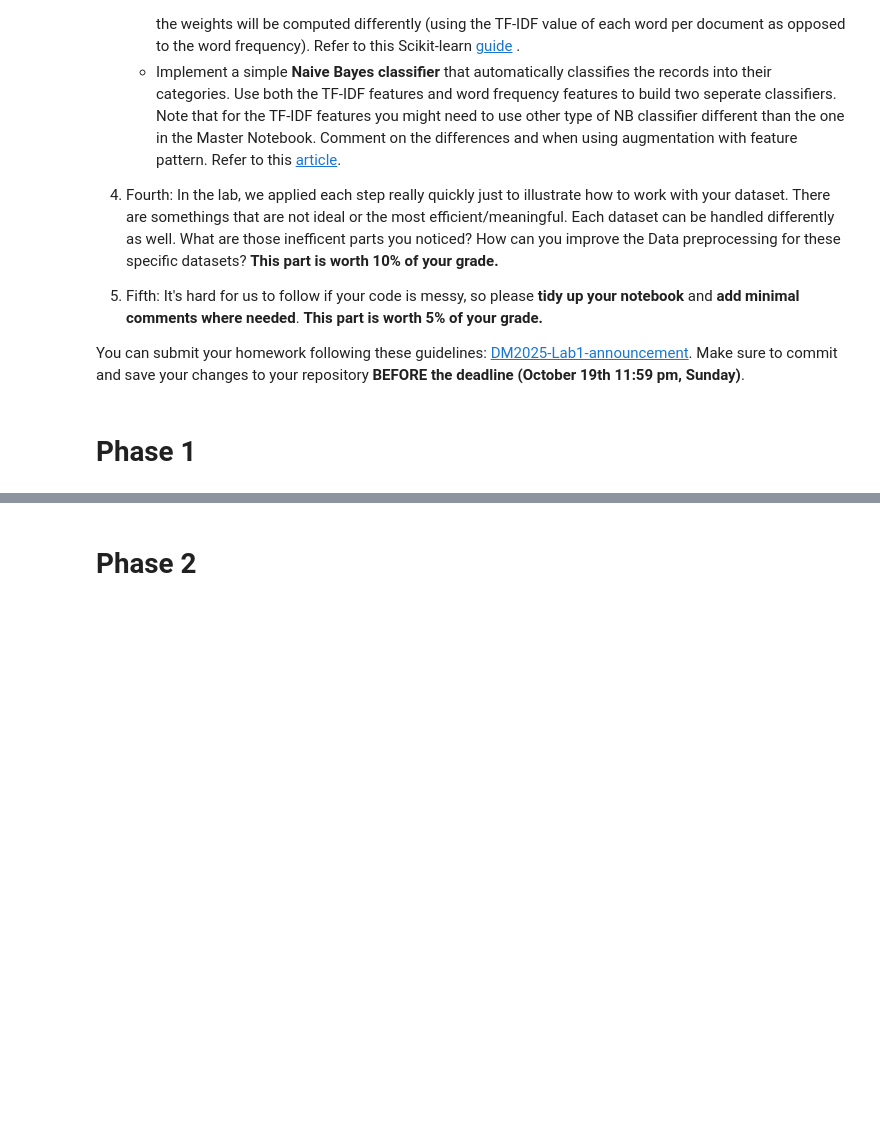
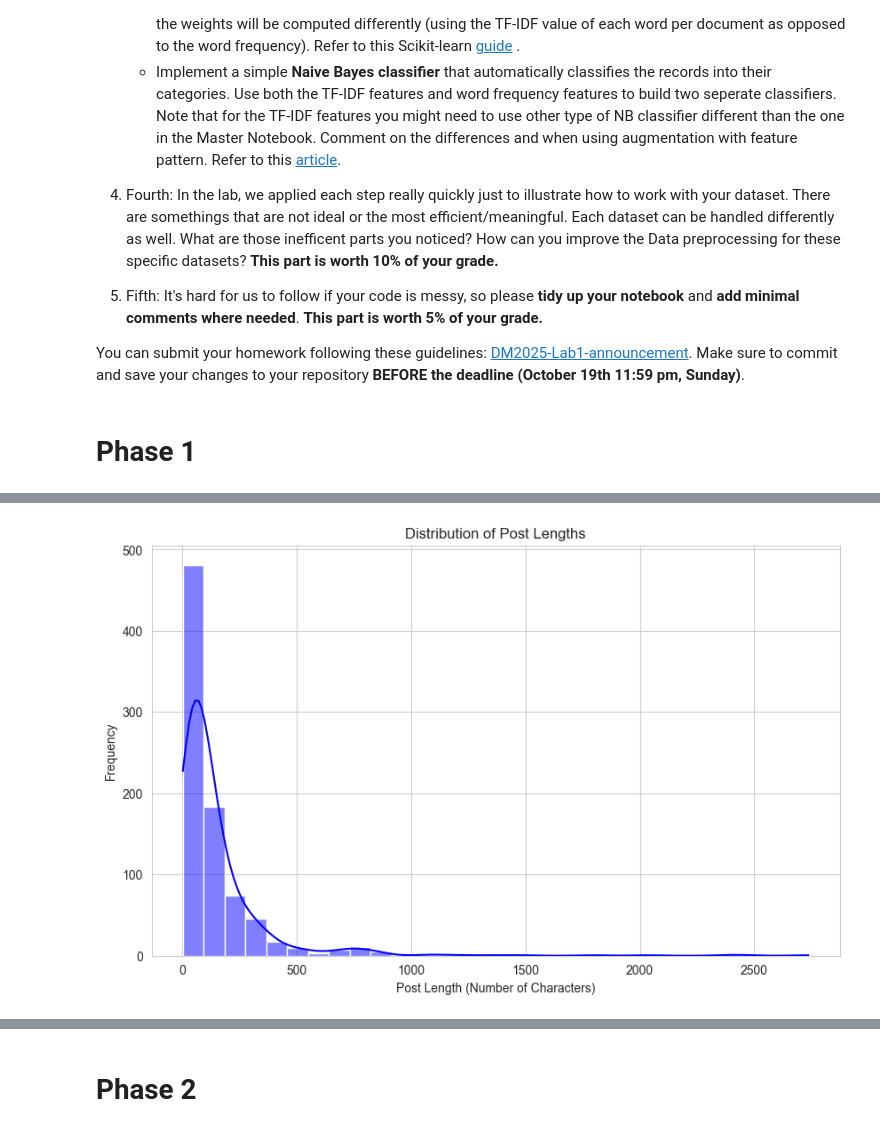
Before and after one commit to Vlhermitte/DM2025-Lab1-Exercise, a Jupyter notebook: DM2025-Lab1-Homework.ipynb, the cells around one changed output, grey strips where cells are left out. Drawn from its saved outputs; the diff is of its cells as text; code cells hidden in the pictures; blank space fills up the shorter version.

```diff
--- a/DM2025-Lab1-Homework.ipynb
+++ b/DM2025-Lab1-Homework.ipynb
@@ -62,0 +193,11 @@ You can submit your homework following these guidelines: [DM2025-Lab1-announceme
+# %%
+# Distribution of post lengths
+reddit_df['post_length'] = reddit_df['text'].apply(len)
+plt.figure(figsize=(10, 6))
+sns.histplot(reddit_df['post_length'], bins=30, kde=True, color='blue')
+plt.title('Distribution of Post Lengths')
+plt.xlabel('Post Length (Number of Characters)')
+plt.ylabel('Frequency')
+plt.show()
+# %% [output]
+[figure, added]
```
Also changed, not shown: parts of 23 cells of this notebook.
